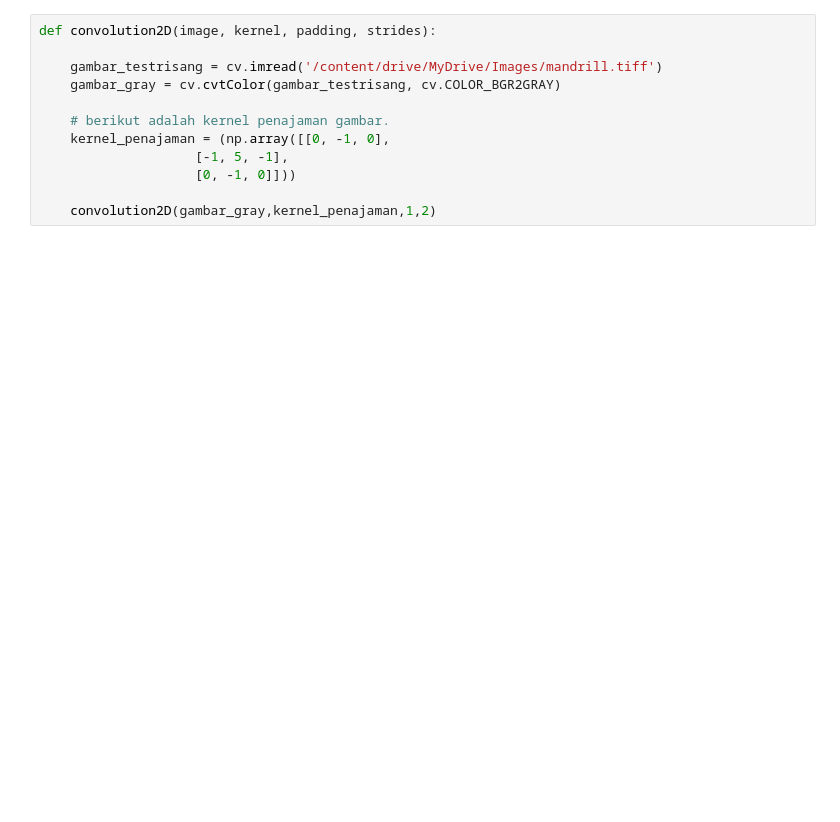
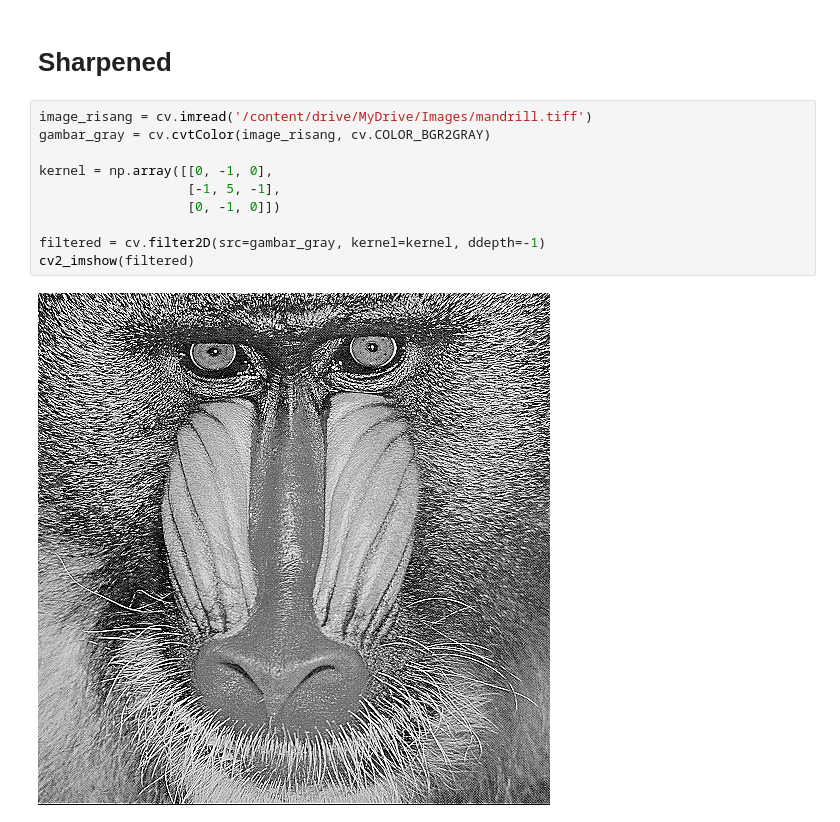
Before and after one commit to Zwarzen/PCVK_Genap_2022, a Jupyter notebook: week7.ipynb, the cells around one changed output. Drawn from its saved outputs; the diff is of its cells as text; blank space fills up the shorter version.

```diff
--- a/week7.ipynb
+++ b/week7.ipynb
@@ -16,12 +44,14 @@ from PIL import Image as im
+# %% [markdown]
+# Sharpened
 # %%
-def convolution2D(image, kernel, padding, strides):
+image_risang = cv.imread('/content/drive/MyDrive/Images/mandrill.tiff')
+gambar_gray = cv.cvtColor(image_risang, cv.COLOR_BGR2GRAY)
 
-    gambar_testrisang = cv.imread('/content/drive/MyDrive/Images/mandrill.tiff')
-    gambar_gray = cv.cvtColor(gambar_testrisang, cv.COLOR_BGR2GRAY)
+kernel = np.array([[0, -1, 0],
+                   [-1, 5, -1],
+                   [0, -1, 0]])
 
-    # berikut adalah kernel penajaman gambar.
-    kernel_penajaman = (np.array([[0, -1, 0],
-                    [-1, 5, -1],
-                    [0, -1, 0]]))
-
-    convolution2D(gambar_gray,kernel_penajaman,1,2)
+filtered = cv.filter2D(src=gambar_gray, kernel=kernel, ddepth=-1)
+cv2_imshow(filtered)
+# %% [output]
+[figure, added]
```
Also changed, not shown: parts of 11 cells of this notebook.
